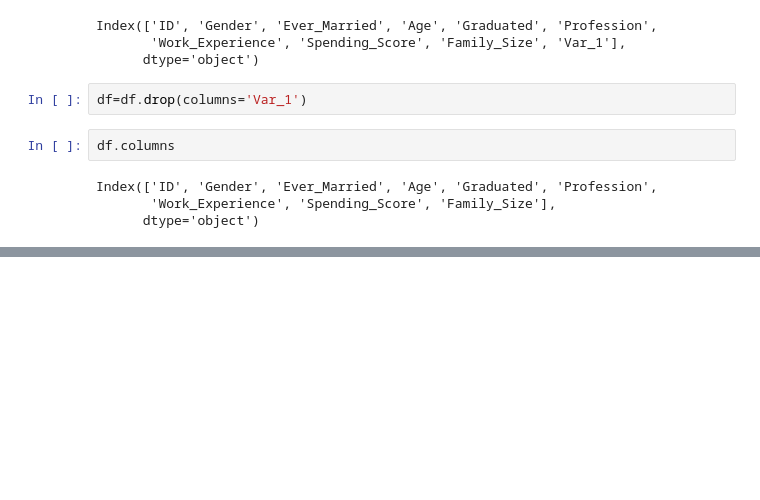
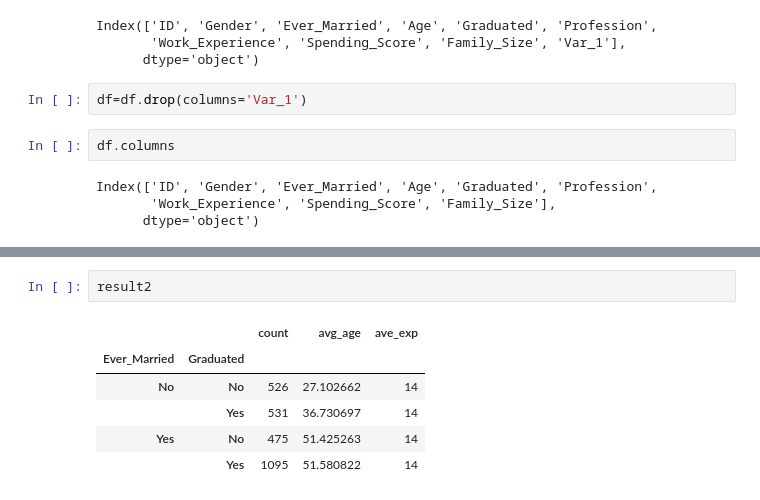
Before and after one commit to Shayan1064/machine-learning-journey, a Jupyter notebook: Day 8/Pandas 1.ipynb, the cells around one changed output, grey strips where cells are left out. Saved outputs shown, nothing was run; the diff lists cells and outputs as text; blank space fills up the shorter version.

```diff
--- a/Day 8/Pandas 1.ipynb
+++ b/Day 8/Pandas 1.ipynb
@@ -1365,0 +1459,9 @@ Index(['ID', 'Gender', 'Ever_Married', 'Age', 'Graduated', 'Profession',
+# %%
+result2
+# %% [output]
+|  |  | count | avg_age | ave_exp |
+| Ever_Married | Graduated |  |  |  |
+| No | No | 526 | 27.102662 | 14 |
+|  | Yes | 531 | 36.730697 | 14 |
+| Yes | No | 475 | 51.425263 | 14 |
+|  | Yes | 1095 | 51.580822 | 14 |
```
Also changed, not shown: parts of 9 cells of this notebook.
